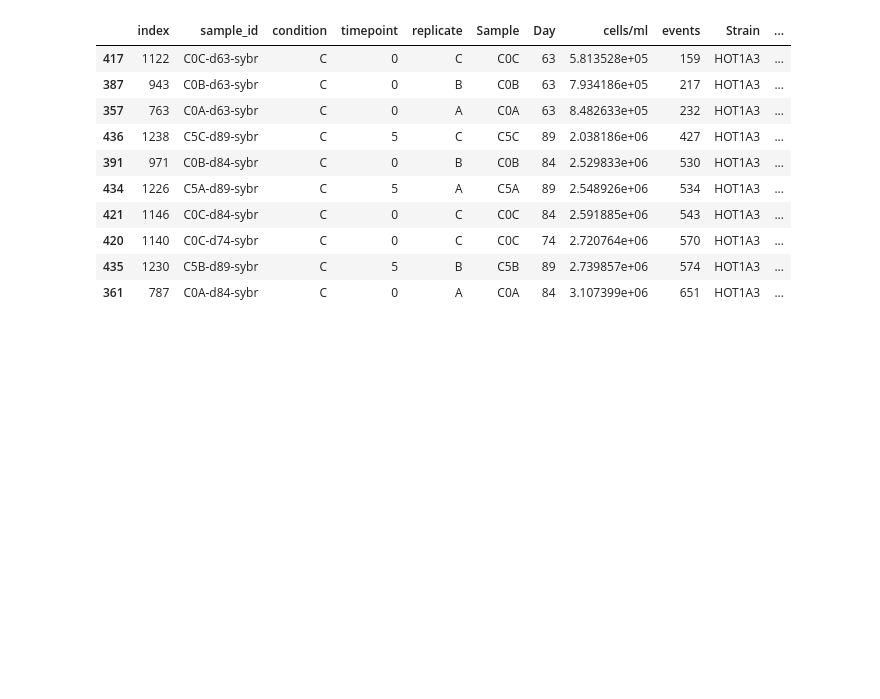
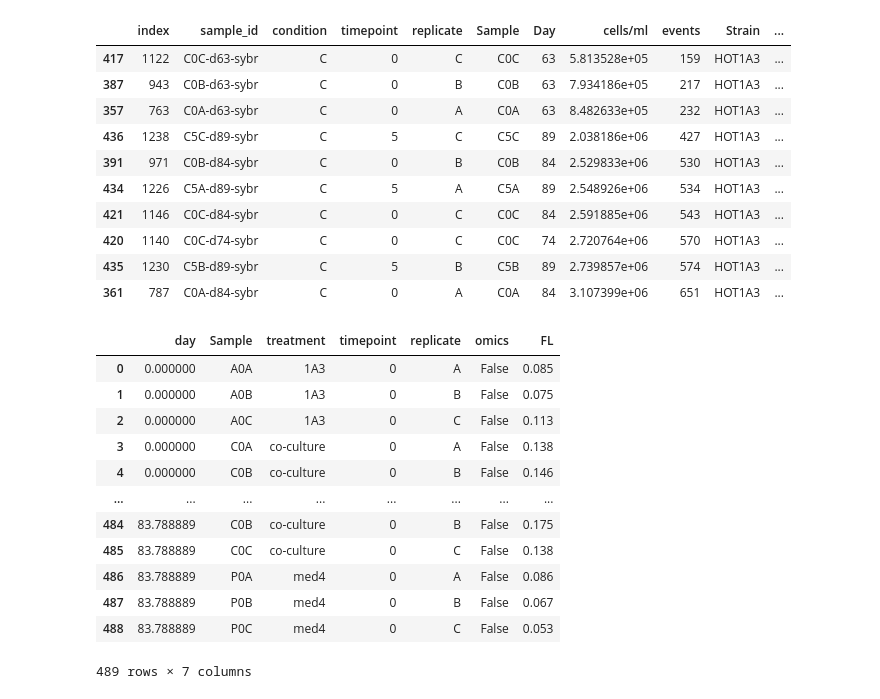
Before and after one commit to wosnat/CC1A3, a Jupyter notebook: FCM/cc1A3 notebook.ipynb, the cells around one changed output. Saved outputs shown, nothing was run; the diff lists cells and outputs as text; code cells hidden in the pictures; blank space fills up the shorter version.

```diff
--- a/FCM/cc1A3 notebook.ipynb
+++ b/FCM/cc1A3 notebook.ipynb
@@ -640,3 +640,19 @@ fcm_df.loc[(fcm_df.Day > 60) & fcm_df.group.isin(['1A3 (CC)'])].nsmallest(10, 'c
 | 420 | 1140 | C0C-d74-sybr | C | 0 | C | C0C | 74 | 2.720764e+06 | 570 | HOT1A3 | ... |
 | 435 | 1230 | C5B-d89-sybr | C | 5 | B | C5B | 89 | 2.739857e+06 | 574 | HOT1A3 | ... |
 | 361 | 787 | C0A-d84-sybr | C | 0 | A | C0A | 84 | 3.107399e+06 | 651 | HOT1A3 | ... |
+# %%
+df
+# %% [output]
+|  | day | Sample | treatment | timepoint | replicate | omics | FL |
+| 0 | 0.000000 | A0A | 1A3 | 0 | A | False | 0.085 |
+| 1 | 0.000000 | A0B | 1A3 | 0 | B | False | 0.075 |
+| 2 | 0.000000 | A0C | 1A3 | 0 | C | False | 0.113 |
+| 3 | 0.000000 | C0A | co-culture | 0 | A | False | 0.138 |
+| 4 | 0.000000 | C0B | co-culture | 0 | B | False | 0.146 |
+| ... | ... | ... | ... | ... | ... | ... | ... |
+| 484 | 83.788889 | C0B | co-culture | 0 | B | False | 0.175 |
+| 485 | 83.788889 | C0C | co-culture | 0 | C | False | 0.138 |
+| 486 | 83.788889 | P0A | med4 | 0 | A | False | 0.086 |
+| 487 | 83.788889 | P0B | med4 | 0 | B | False | 0.067 |
+| 488 | 83.788889 | P0C | med4 | 0 | C | False | 0.053 |
+489 rows × 7 columns
```
Also changed, not shown: parts of 14 cells of this notebook, 1 other file.
